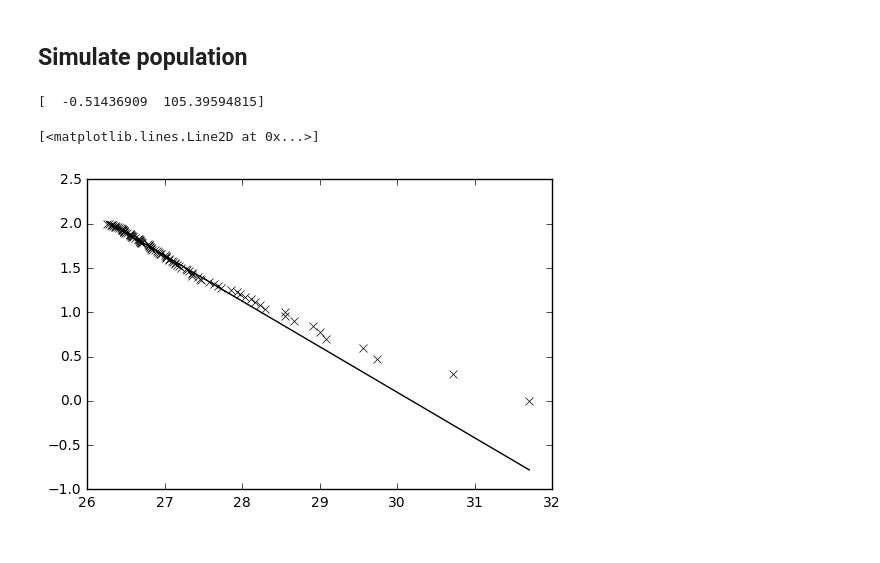
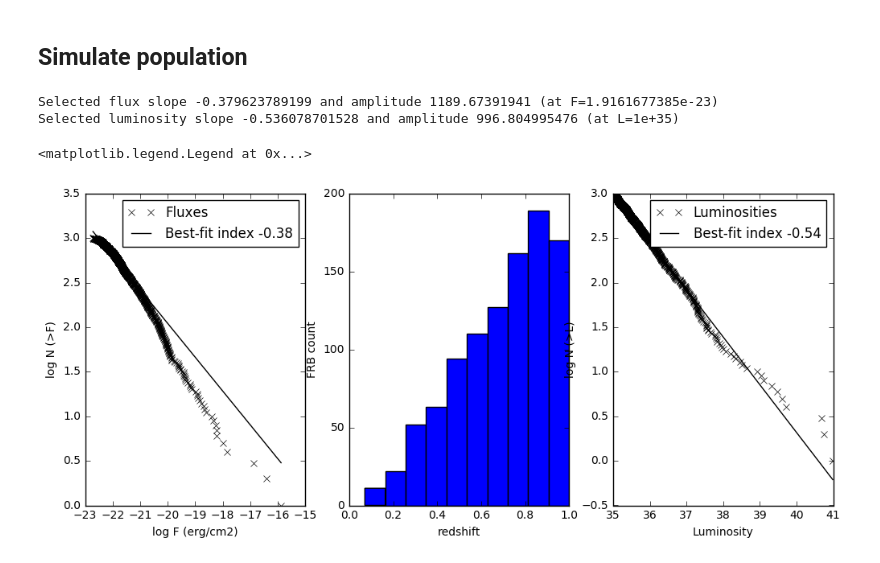
Before and after one commit to caseyjlaw/FRB121102, a Jupyter notebook: frb_simulation.ipynb, the cells around one changed output. Cells and saved outputs as stored; diff of their text form; code cells hidden in the pictures.

```diff
--- a/frb_simulation.ipynb
+++ b/frb_simulation.ipynb
@@ -44,11 +52,21 @@ vols = np.array([co.comoving_volume(z).value for z in zs])
 # %%
+# simulate independent sources. one burst per source
+
+lums = []
 fluxes = []
-popt_mock = (-1.5, 10)
+zs = []
+popt_mock = (-3, 10)
 rate = plaw(lumsim, *popt)
-for i in range(100):
-    z = np.random.choice(zs, p=vols/vols.sum())  # choose redshift with probablility scaling by volume
-    flux = lumsim/(4*np.pi*co.luminosity_distance(z).value**2)
-    ff = np.random.choice(flux, p=rate/rate.sum())  # choose flux with probability scaling by rate
+
+for i in range(1000):
+    z = np.random.choice(zgrid[:-1], p=vols/vols.sum())  # choose redshift with probablility scaling by volume per bin
+    zs.append(z)
+    lum = np.random.choice(lumsim, p=rate/rate.sum())  # choose flux with probability scaling by rate
+    ff = lum/(4*np.pi*co.luminosity_distance(z).to(u.cm).value**2)  # make a source flux distribution
+    lums.append(lum)
     fluxes.append(ff)
+
 fluxes = np.array(fluxes)
 fluxes.sort()
+lums = np.array(lums)
+lums.sort()
@@ -58,8 +73,33 @@ popt2, pcov2 = curve_fit(plaw, fluxes, cnt2, p0=(-1, 1e-3))
-# %%
-print(popt2)
-pl.plot(np.log10(fluxes), np.log10(cnt2), 'kx', label='Data')
-pl.plot(np.log10(fluxes), np.log10(plaw(fluxes, *popt2)), '-k', label='Best-fit index {0:.2f}'.format(popt[0]))
-# %% [output]
-[  -0.51436909  105.39594815]
-[<matplotlib.lines.Line2D at 0x...>]
-[figure, removed]
+# %%
+# fit and plot distribution
+
+cnt2 = np.arange(1,len(fluxes)+1)[::-1]
+popt2, pcov2 = curve_fit(plaw, fluxes, cnt2, p0=(-1, 1e-3))
+print('Selected flux slope {0} and amplitude {1} (at F={2})'.format(popt2[0], popt2[1], fluxes[0]))
+
+cnt3 = np.arange(1,len(lums)+1)[::-1]
+popt3, pcov3 = curve_fit(plaw, lums, cnt3, p0=(-1, 1e-3))
+print('Selected luminosity slope {0} and amplitude {1} (at L={2})'.format(popt3[0], popt3[1], lums[0]))
+
+pl.figure(figsize=(12,5))
+pl.subplot(131)
+pl.plot(np.log10(fluxes), np.log10(cnt2), 'kx', label='Fluxes')
+pl.plot(np.log10(fluxes), np.log10(plaw(fluxes, *popt2)), '-k', label='Best-fit index {0:.2f}'.format(popt2[0]))
+pl.xlabel('log F (erg/cm2)')
+pl.ylabel('log N (>F)')
+pl.legend()
+pl.subplot(132)
+pl.hist(zs)
+pl.xlabel('redshift')
+pl.ylabel('FRB count')
+pl.subplot(133)
+pl.plot(np.log10(lums), np.log10(cnt3), 'kx', label='Luminosities')
+pl.plot(np.log10(lums), np.log10(plaw(lums, *popt3)), '-k', label='Best-fit index {0:.2f}'.format(popt3[0]))
+pl.xlabel('Luminosity')
+pl.ylabel('log N (>L)')
+pl.legend()
+# %% [output]
+Selected flux slope -0.379623789199 and amplitude 1189.67391941 (at F=1.9161677385e-23)
+Selected luminosity slope -0.536078701528 and amplitude 996.804995476 (at L=1e+35)
+<matplotlib.legend.Legend at 0x...>
+[figure, added]
```
Also changed, not shown: parts of 10 cells of this notebook.
